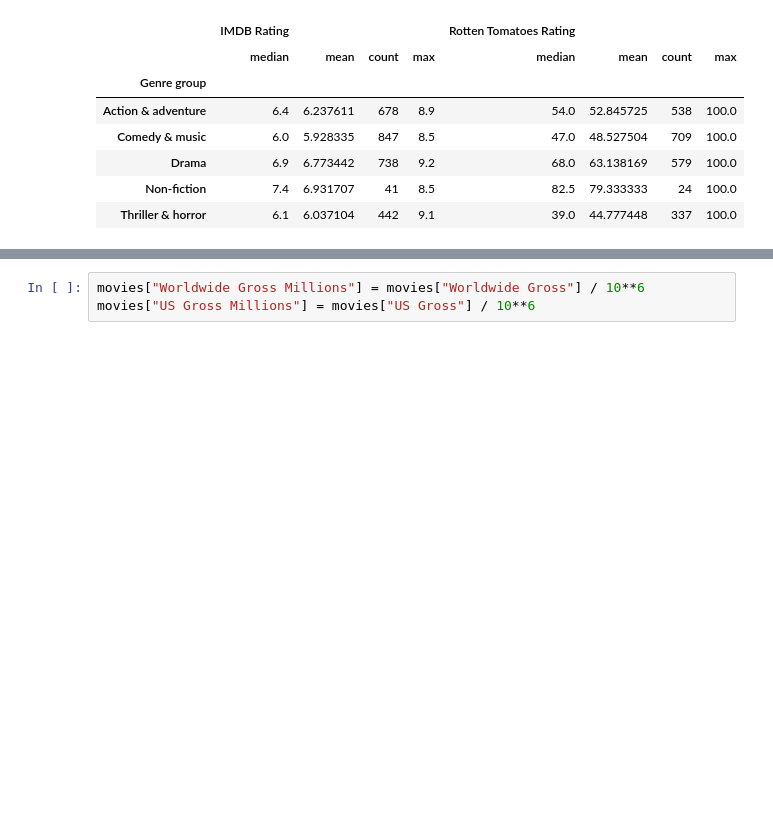
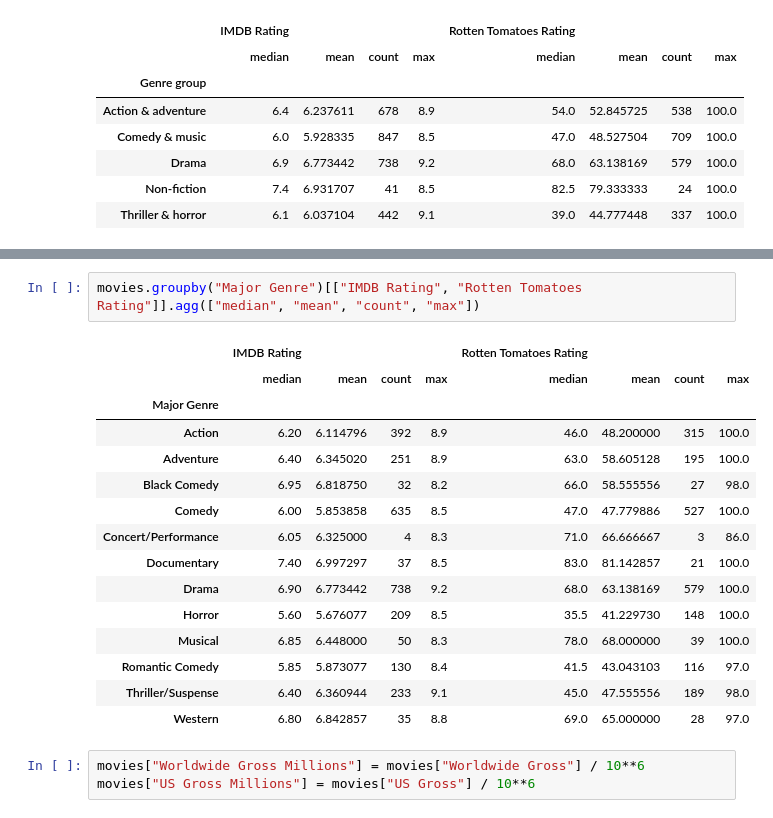
Before and after one commit to lindqv/python-course, a Jupyter notebook: data_analysis_visualisation/project/project.ipynb, the cells around one changed output, grey strips where cells are left out. Saved outputs shown, nothing was run; the diff lists cells and outputs as text; blank space fills up the shorter version.

```diff
--- a/data_analysis_visualisation/project/project.ipynb
+++ b/data_analysis_visualisation/project/project.ipynb
@@ -524,3 +542,21 @@ movies.groupby("Genre group")[["IMDB Rating", "Rotten Tomatoes Rating"]].agg(["m
+# %%
+movies.groupby("Major Genre")[["IMDB Rating", "Rotten Tomatoes Rating"]].agg(["median", "mean", "count", "max"])
+# %% [output]
+|  | IMDB Rating |  |  |  | Rotten Tomatoes Rating |  |  |  |
+|  | median | mean | count | max | median | mean | count | max |
+| Major Genre |  |  |  |  |  |  |  |  |
+| Action | 6.20 | 6.114796 | 392 | 8.9 | 46.0 | 48.200000 | 315 | 100.0 |
+| Adventure | 6.40 | 6.345020 | 251 | 8.9 | 63.0 | 58.605128 | 195 | 100.0 |
+| Black Comedy | 6.95 | 6.818750 | 32 | 8.2 | 66.0 | 58.555556 | 27 | 98.0 |
+| Comedy | 6.00 | 5.853858 | 635 | 8.5 | 47.0 | 47.779886 | 527 | 100.0 |
+| Concert/Performance | 6.05 | 6.325000 | 4 | 8.3 | 71.0 | 66.666667 | 3 | 86.0 |
+| Documentary | 7.40 | 6.997297 | 37 | 8.5 | 83.0 | 81.142857 | 21 | 100.0 |
+| Drama | 6.90 | 6.773442 | 738 | 9.2 | 68.0 | 63.138169 | 579 | 100.0 |
+| Horror | 5.60 | 5.676077 | 209 | 8.5 | 35.5 | 41.229730 | 148 | 100.0 |
+| Musical | 6.85 | 6.448000 | 50 | 8.3 | 78.0 | 68.000000 | 39 | 100.0 |
+| Romantic Comedy | 5.85 | 5.873077 | 130 | 8.4 | 41.5 | 43.043103 | 116 | 97.0 |
+| Thriller/Suspense | 6.40 | 6.360944 | 233 | 9.1 | 45.0 | 47.555556 | 189 | 98.0 |
+| Western | 6.80 | 6.842857 | 35 | 8.8 | 69.0 | 65.000000 | 28 | 97.0 |
 # %%
 movies["Worldwide Gross Millions"] = movies["Worldwide Gross"] / 10**6
 movies["US Gross Millions"] = movies["US Gross"] / 10**6
```
Also changed, not shown: parts of 1 cell of this notebook.
